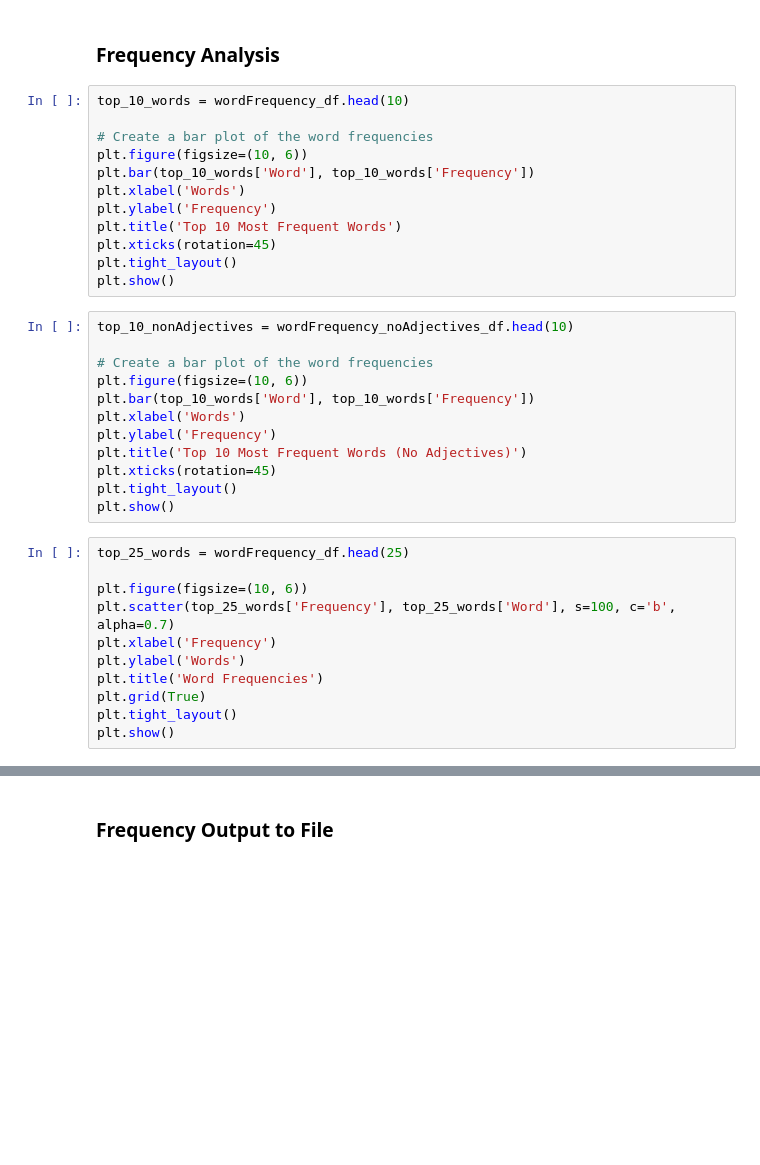
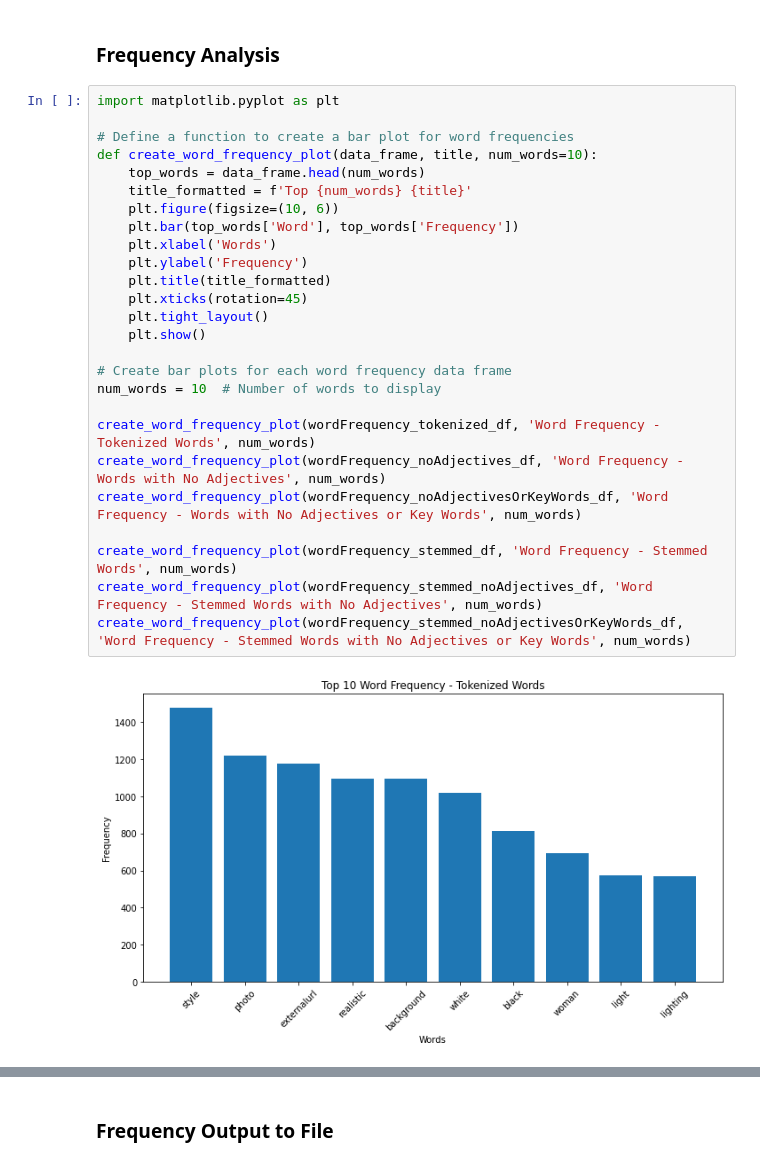
Before and after one commit to tommymattson/CapstoneProject, a Jupyter notebook: DataAnalysis.ipynb, the cells around one changed output, grey strips where cells are left out. Drawn from its saved outputs; the diff is of its cells as text; blank space fills up the shorter version.

```diff
--- a/DataAnalysis.ipynb
+++ b/DataAnalysis.ipynb
@@ -202,37 +237,30 @@ wordFrequency_noAdjectives_df.head()
 # %% [markdown]
 ### Frequency Analysis
-# %%
-top_10_words = wordFrequency_df.head(10)
-
-# Create a bar plot of the word frequencies
-plt.figure(figsize=(10, 6))
-plt.bar(top_10_words['Word'], top_10_words['Frequency'])
-plt.xlabel('Words')
-plt.ylabel('Frequency')
-plt.title('Top 10 Most Frequent Words')
-plt.xticks(rotation=45)
-plt.tight_layout()
-plt.show()
-# %%
-top_10_nonAdjectives = wordFrequency_noAdjectives_df.head(10)
-
-# Create a bar plot of the word frequencies
-plt.figure(figsize=(10, 6))
-plt.bar(top_10_words['Word'], top_10_words['Frequency'])
-plt.xlabel('Words')
-plt.ylabel('Frequency')
-plt.title('Top 10 Most Frequent Words (No Adjectives)')
-plt.xticks(rotation=45)
-plt.tight_layout()
-plt.show()
-# %%
-top_25_words = wordFrequency_df.head(25)
-
-plt.figure(figsize=(10, 6))
-plt.scatter(top_25_words['Frequency'], top_25_words['Word'], s=100, c='b', alpha=0.7)
-plt.xlabel('Frequency')
-plt.ylabel('Words')
-plt.title('Word Frequencies')
-plt.grid(True)
-plt.tight_layout()
-plt.show()
+# %%
+import matplotlib.pyplot as plt
+
+# Define a function to create a bar plot for word frequencies
+def create_word_frequency_plot(data_frame, title, num_words=10):
+    top_words = data_frame.head(num_words)
+    title_formatted = f'Top {num_words} {title}'
+    plt.figure(figsize=(10, 6))
+    plt.bar(top_words['Word'], top_words['Frequency'])
+    plt.xlabel('Words')
+    plt.ylabel('Frequency')
+    plt.title(title_formatted)
+    plt.xticks(rotation=45)
+    plt.tight_layout()
+    plt.show()
+
+# Create bar plots for each word frequency data frame
+num_words = 10  # Number of words to display
+
+create_word_frequency_plot(wordFrequency_tokenized_df, 'Word Frequency - Tokenized Words', num_words)
+create_word_frequency_plot(wordFrequency_noAdjectives_df, 'Word Frequency - Words with No Adjectives', num_words)
+create_word_frequency_plot(wordFrequency_noAdjectivesOrKeyWords_df, 'Word Frequency - Words with No Adjectives or Key Words', num_words)
+
+create_word_frequency_plot(wordFrequency_stemmed_df, 'Word Frequency - Stemmed Words', num_words)
+create_word_frequency_plot(wordFrequency_stemmed_noAdjectives_df, 'Word Frequency - Stemmed Words with No Adjectives', num_words)
+create_word_frequency_plot(wordFrequency_stemmed_noAdjectivesOrKeyWords_df, 'Word Frequency - Stemmed Words with No Adjectives or Key Words', num_words)
+# %% [output]
+[figure, added]
```
Also changed, not shown: parts of 24 cells of this notebook, 14 other files.
